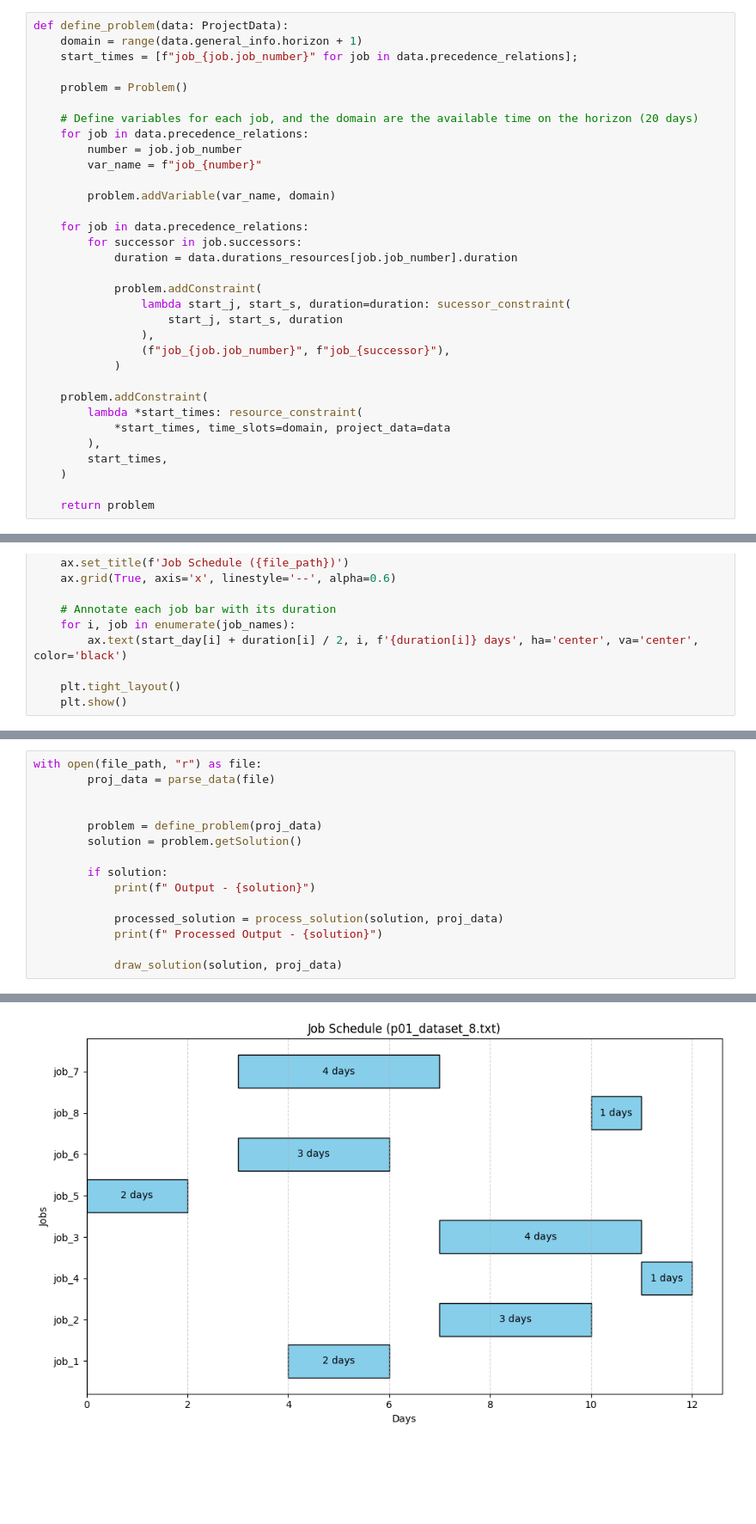
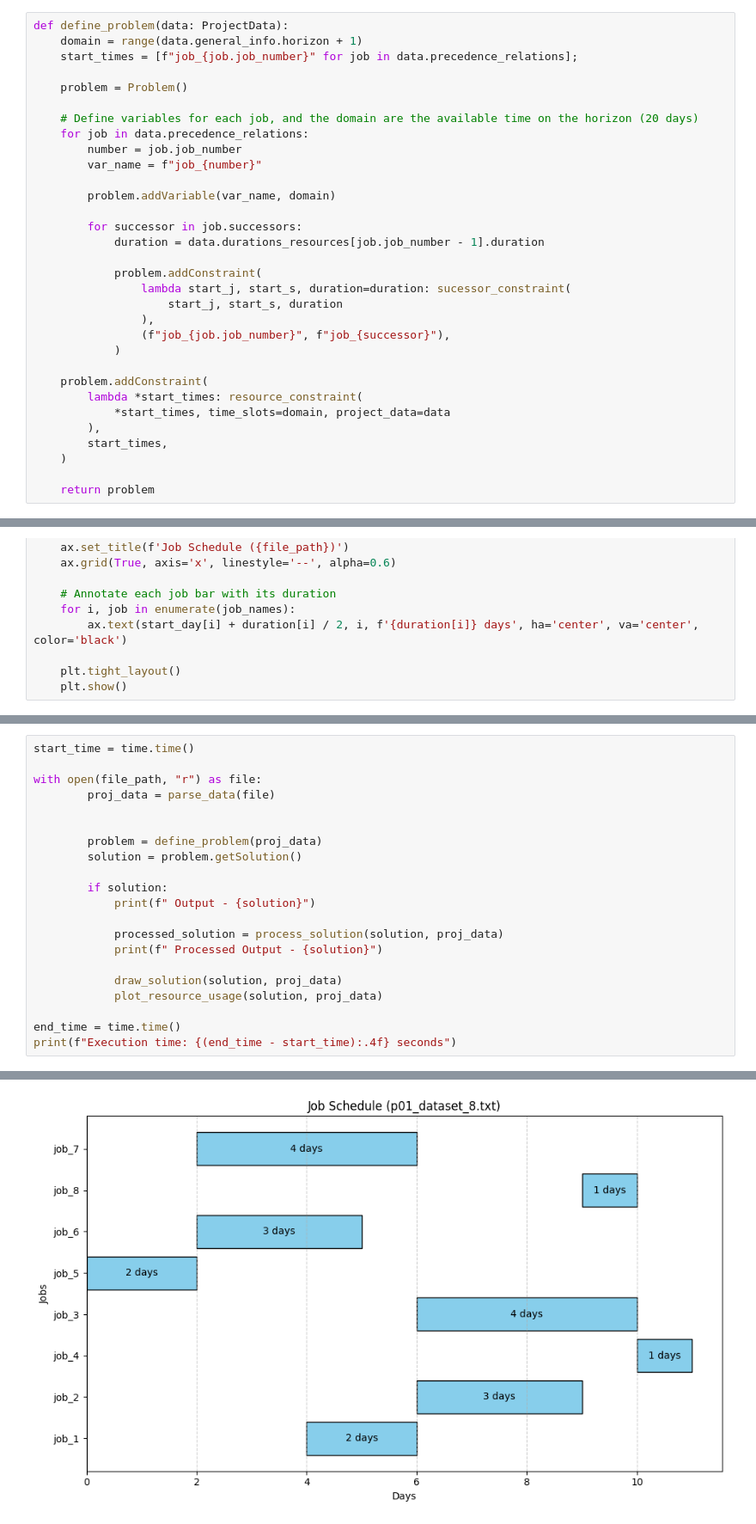
Before and after one commit to Gutelvam/AIFundamentsClass, a Jupyter notebook: assessment/Assessment_01_notebook.ipynb, the cells around one changed output, grey strips where cells are left out. Shown at 86% size. Saved outputs shown, nothing was run; the diff lists cells and outputs as text; blank space fills up the shorter version.

```diff
--- a/assessment/Assessment_01_notebook.ipynb
+++ b/assessment/Assessment_01_notebook.ipynb
@@ -366,9 +368,8 @@ def define_problem(data: ProjectData):
 
         problem.addVariable(var_name, domain)
 
-    for job in data.precedence_relations:
         for successor in job.successors:
-            duration = data.durations_resources[job.job_number].duration
+            duration = data.durations_resources[job.job_number - 1].duration
 
             problem.addConstraint(
                 lambda start_j, start_s, duration=duration: sucessor_constraint(
@@ -433,4 +484,6 @@ def draw_solution(solution, pData: ProjectData):
 # %%
+start_time = time.time()
+
 with open(file_path, "r") as file:
 		proj_data = parse_data(file)
 
@@ -445,4 +498,8 @@ with open(file_path, "r") as file:
 			print(f" Processed Output - {solution}")
 
 			draw_solution(solution, proj_data)
+			plot_resource_usage(solution, proj_data)
+
+end_time = time.time()
+print(f"Execution time: {(end_time - start_time):.4f} seconds")
 # %% [output]
@@ -451 +508 @@ with open(file_path, "r") as file:
-[figure, old version]
+[figure, new version]
```
Also changed, not shown: parts of 3 cells of this notebook, 3 other files.
